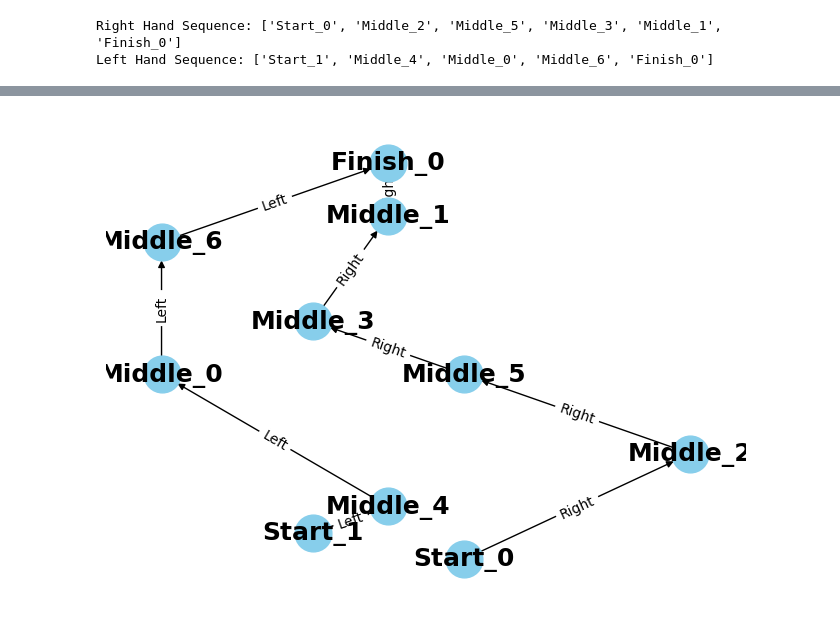
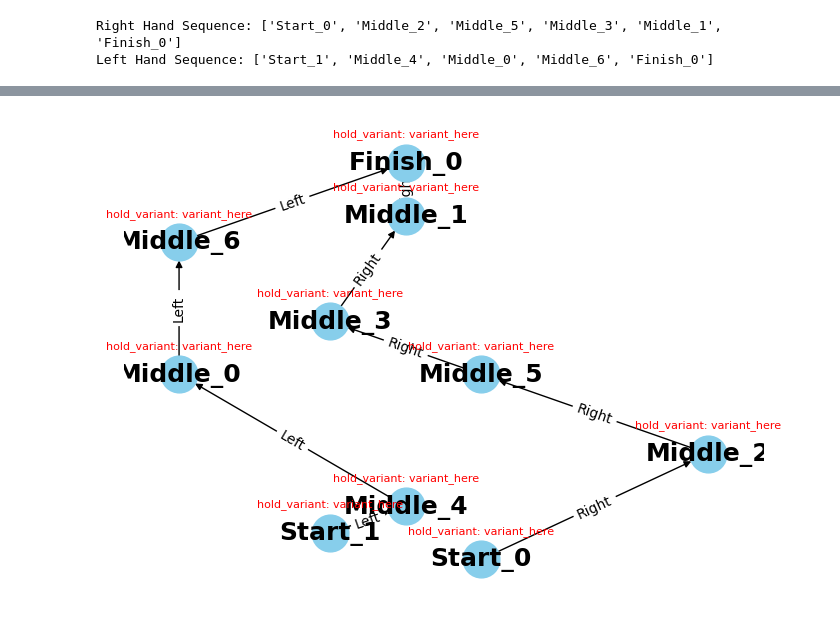
Before and after one commit to TomPlt/KilterBot, a Jupyter notebook: betavideo_mapping.ipynb, the cells around one changed output, grey strips where cells are left out. Cells and saved outputs as stored; diff of their text form; code cells hidden in the pictures.

Commit message:
lm graph construction for one example finished

```diff
--- a/betavideo_mapping.ipynb
+++ b/betavideo_mapping.ipynb
@@ -132,3 +125,4 @@ def perform_clustering_and_plot(hold_dict, n_clusters_dict, kilter_holds, eps=0.
     return cluster_centers_dict, assignments
 # %%
 n_clusters_dict = {'Start': len(kilter_holds['Start']), 'Middle': len(kilter_holds['Middle']), 'Finish': len(kilter_holds['Finish'])}
+cluster_centers = perform_clustering_and_plot(vid_lm_holds, n_clusters_dict, kilter_holds, eps=0.05, min_samples=2)
@@ -386,31 +389,42 @@ cluster_centers[0]
 # %%
 import networkx as nx
 import matplotlib.pyplot as plt
+import numpy as np
 
-# Sample clustering output from your clustering function
+# Replace with the output from your clustering function
 cluster_centers_dict, assignments = perform_clustering_and_plot(vid_lm_holds, n_clusters_dict, kilter_holds)
 
 # Modify 'real_pos' dictionary to use real-world coordinates from clustering
 real_pos = {}
 for hold_type, (row_ind, col_ind) in assignments.items():
     real_points = np.array(kilter_holds[hold_type])
     for i, j in zip(row_ind, col_ind):
         real_pos[f"{hold_type}_{i}"] = real_points[j, :2]
 
 # Initialize Graph
 G = nx.DiGraph()
 
+# Adding attributes to nodes
+for node_id in real_pos.keys():
+    G.add_node(node_id, coordinates=real_pos[node_id], hold_variant="variant_here")  # add other features as needed
+
 # Create nodes and edges using sequences
 for sequence, hand in [(right_hand_sequence, "Right"), (left_hand_sequence, "Left")]:
     for i in range(len(sequence) - 1):
         G.add_edge(sequence[i], sequence[i + 1], hand=hand)
 
 # Draw Graph with real-world coordinates
 nx.draw(G, real_pos, with_labels=True, node_color='skyblue', node_size=700, font_size=18, font_color='black', font_weight='bold')
 labels = nx.get_edge_attributes(G, 'hand')
 nx.draw_networkx_edge_labels(G, real_pos, edge_labels=labels)
 
+# Annotate nodes with additional information
+for node, attrs in G.nodes(data=True):
+    s = f"hold_variant: {attrs['hold_variant']}\n" + \
+        "\n".join([f"{key}: {value}" for key, value in attrs.items() if key not in ['coordinates', 'hold_variant']])
+    plt.annotate(s, (real_pos[node][0], real_pos[node][1]), textcoords="offset points", xytext=(0, 10), ha='center', fontsize=8, color='red')
+
 plt.show()
 # %% [output]
 [figure]
-[figure, old version]
+[figure, new version]
```
Also changed, not shown: parts of 17 cells of this notebook, 3 other files.
